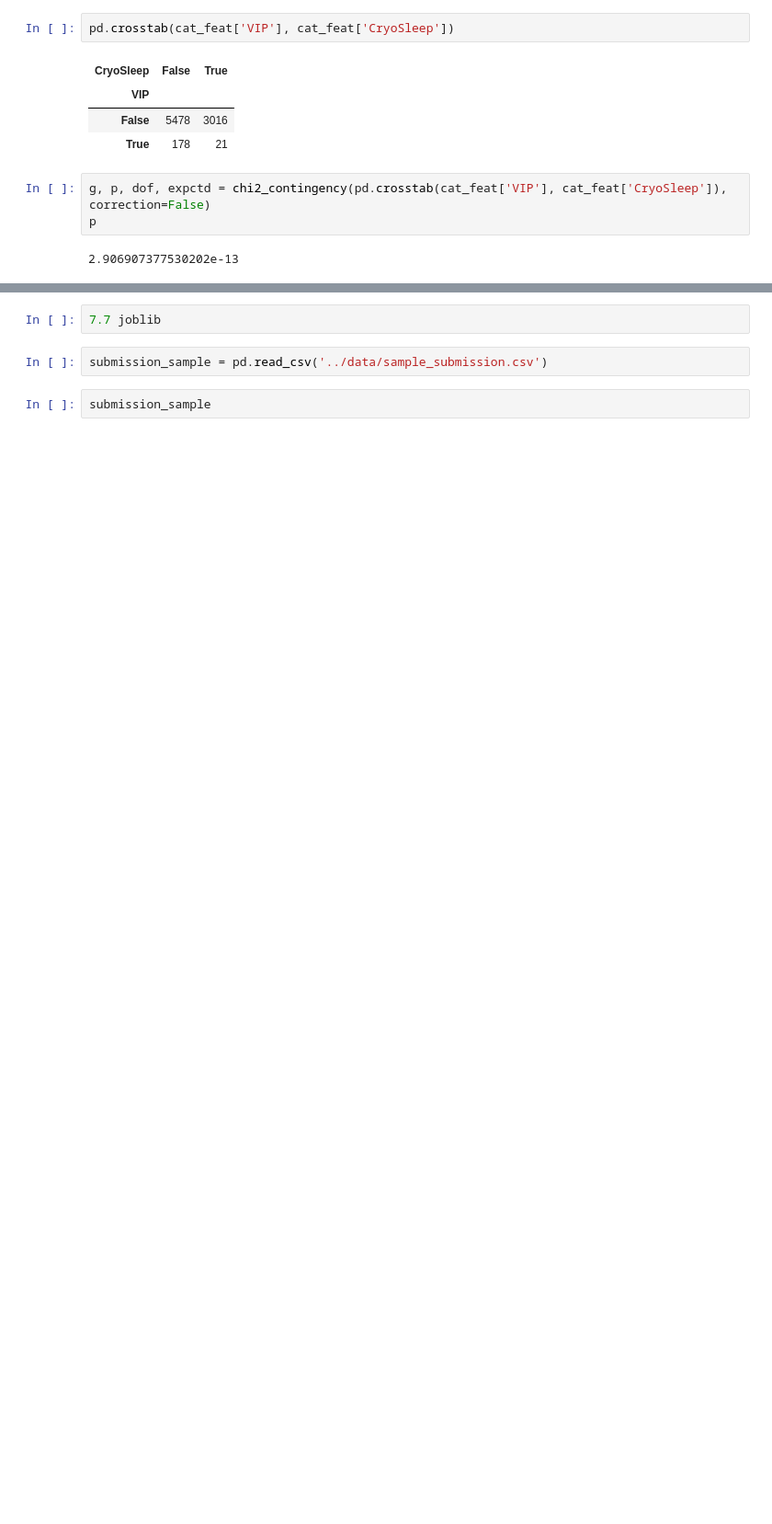
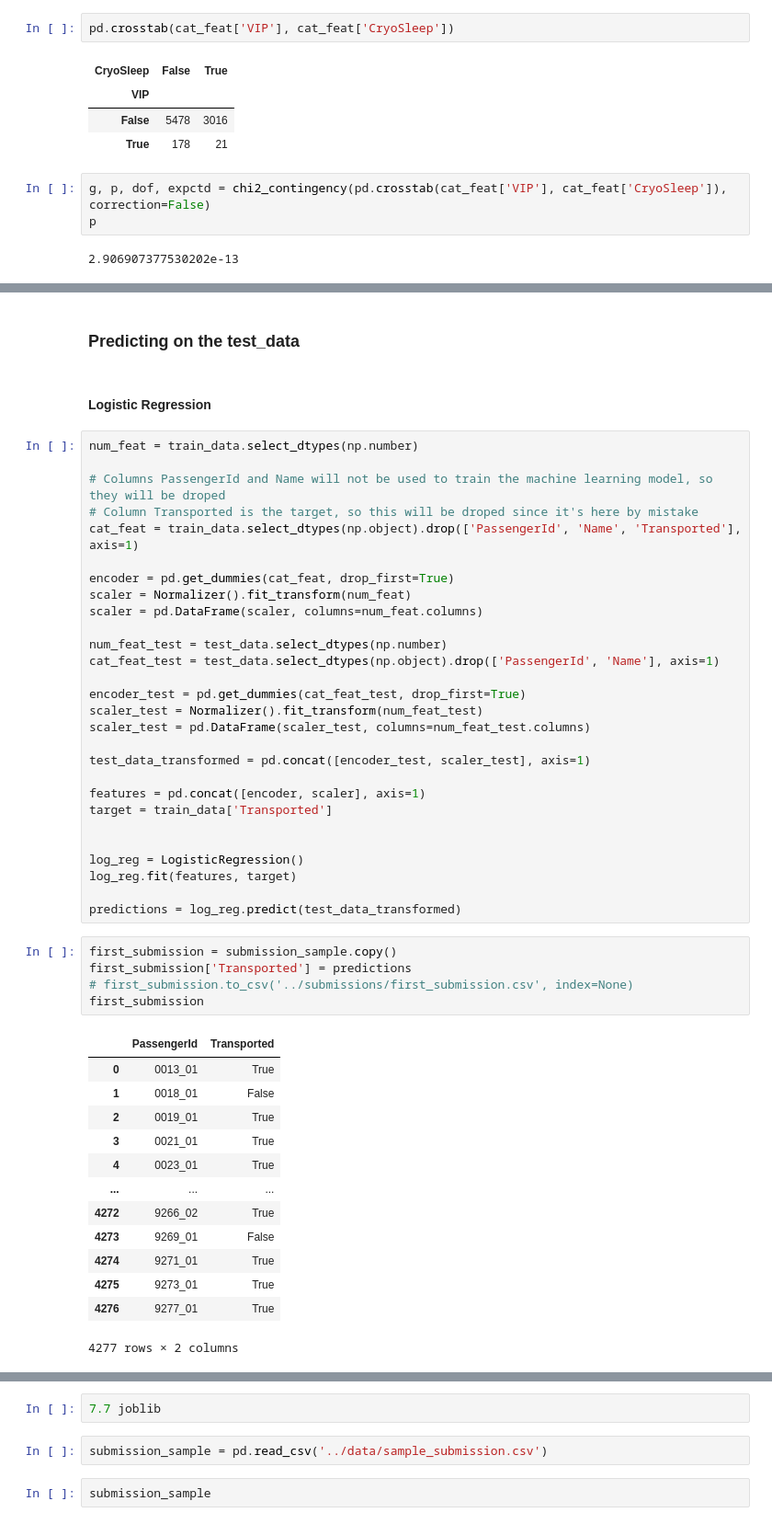
Before and after one commit to gustavossbarros/Ironhack_Final_Project_Spaceship_Titanic, a Jupyter notebook: deliverables/Final Bootcamp Project - Spaceship Titanic.ipynb, the cells around one changed output, grey strips where cells are left out. Shown at 92% size. Cells and saved outputs as stored; diff of their text form; blank space fills up the shorter version.

```diff
--- a/deliverables/Final Bootcamp Project - Spaceship Titanic.ipynb
+++ b/deliverables/Final Bootcamp Project - Spaceship Titanic.ipynb
@@ -603,0 +610,51 @@ RFE - Recursive feature elimination
+# %% [markdown]
+### Predicting on the test_data
+# %% [markdown]
+#### Logistic Regression
+# %%
+num_feat = train_data.select_dtypes(np.number)
+
+# Columns PassengerId and Name will not be used to train the machine learning model, so they will be droped
+# Column Transported is the target, so this will be droped since it's here by mistake
+cat_feat = train_data.select_dtypes(np.object).drop(['PassengerId', 'Name', 'Transported'], axis=1)
+
+encoder = pd.get_dummies(cat_feat, drop_first=True)
+scaler = Normalizer().fit_transform(num_feat)
+scaler = pd.DataFrame(scaler, columns=num_feat.columns)
+
+num_feat_test = test_data.select_dtypes(np.number)
+cat_feat_test = test_data.select_dtypes(np.object).drop(['PassengerId', 'Name'], axis=1)
+
+encoder_test = pd.get_dummies(cat_feat_test, drop_first=True)
+scaler_test = Normalizer().fit_transform(num_feat_test)
+scaler_test = pd.DataFrame(scaler_test, columns=num_feat_test.columns)
+
+test_data_transformed = pd.concat([encoder_test, scaler_test], axis=1)
+
+features = pd.concat([encoder, scaler], axis=1)
+target = train_data['Transported']
+
+
+log_reg = LogisticRegression()
+log_reg.fit(features, target)
+
+predictions = log_reg.predict(test_data_transformed)
+# %%
+first_submission = submission_sample.copy()
+first_submission['Transported'] = predictions
+# first_submission.to_csv('../submissions/first_submission.csv', index=None)
+first_submission
+# %% [output]
+|  | PassengerId | Transported |
+| 0 | 0013_01 | True |
+| 1 | 0018_01 | False |
+| 2 | 0019_01 | True |
+| 3 | 0021_01 | True |
+| 4 | 0023_01 | True |
+| ... | ... | ... |
+| 4272 | 9266_02 | True |
+| 4273 | 9269_01 | False |
+| 4274 | 9271_01 | True |
+| 4275 | 9273_01 | True |
+| 4276 | 9277_01 | True |
+4277 rows × 2 columns
```
Also changed, not shown: parts of 21 cells of this notebook, 2 other files.
